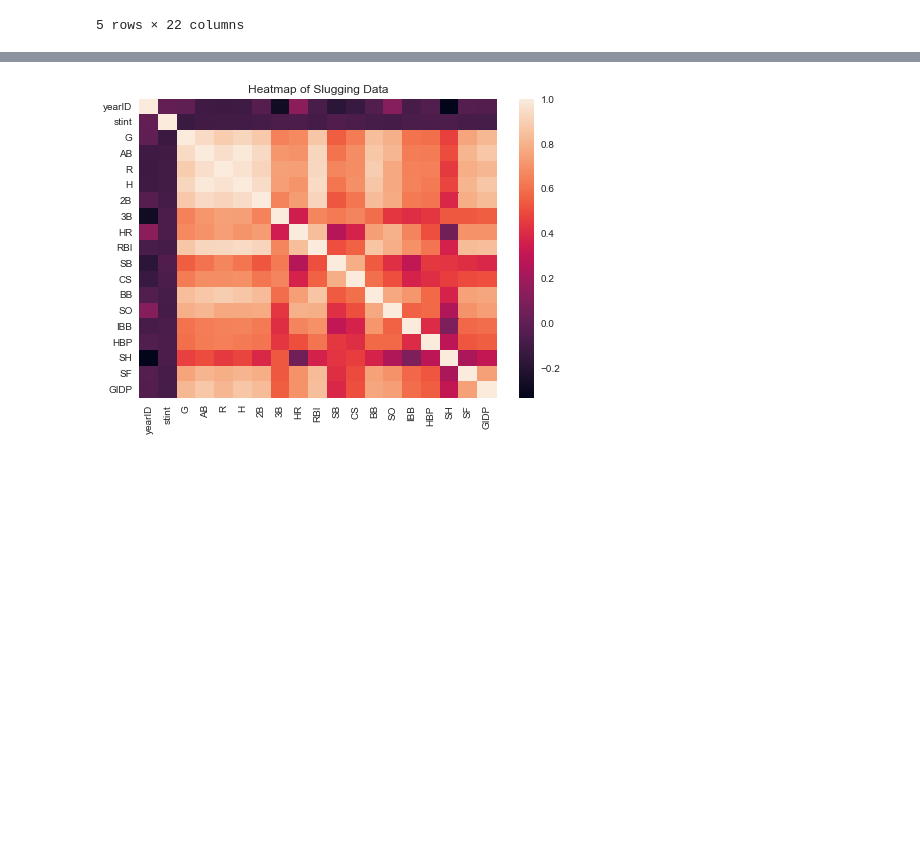
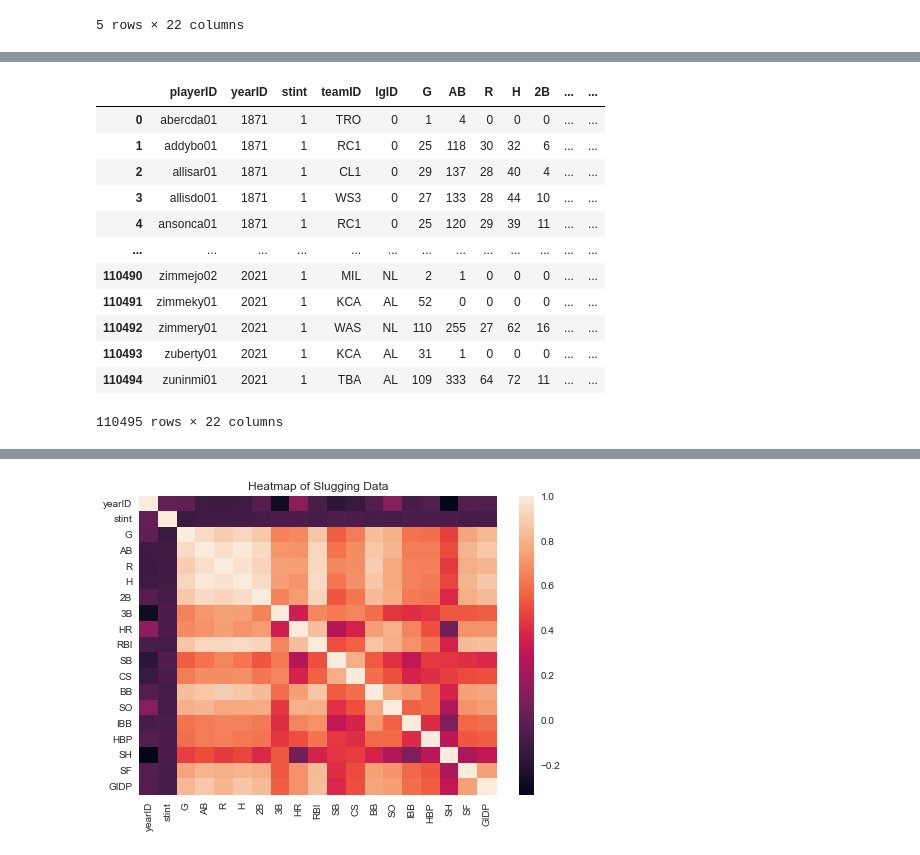
Before and after one commit to matthewjchin/baseballstats, a Jupyter notebook: SluggingDS.ipynb, the cells around one changed output, grey strips where cells are left out. Cells and saved outputs as stored; diff of their text form; code cells hidden in the pictures; blank space fills up the shorter version.

```diff
--- a/SluggingDS.ipynb
+++ b/SluggingDS.ipynb
@@ -67,3 +83,19 @@ slugpct.tail()
+# %%
+slugpct.fillna(0)
+# %% [output]
+|  | playerID | yearID | stint | teamID | lgID | G | AB | R | H | 2B | ... | ... |
+| 0 | abercda01 | 1871 | 1 | TRO | 0 | 1 | 4 | 0 | 0 | 0 | ... | ... |
+| 1 | addybo01 | 1871 | 1 | RC1 | 0 | 25 | 118 | 30 | 32 | 6 | ... | ... |
+| 2 | allisar01 | 1871 | 1 | CL1 | 0 | 29 | 137 | 28 | 40 | 4 | ... | ... |
+| 3 | allisdo01 | 1871 | 1 | WS3 | 0 | 27 | 133 | 28 | 44 | 10 | ... | ... |
+| 4 | ansonca01 | 1871 | 1 | RC1 | 0 | 25 | 120 | 29 | 39 | 11 | ... | ... |
+| ... | ... | ... | ... | ... | ... | ... | ... | ... | ... | ... | ... | ... |
+| 110490 | zimmejo02 | 2021 | 1 | MIL | NL | 2 | 1 | 0 | 0 | 0 | ... | ... |
+| 110491 | zimmeky01 | 2021 | 1 | KCA | AL | 52 | 0 | 0 | 0 | 0 | ... | ... |
+| 110492 | zimmery01 | 2021 | 1 | WAS | NL | 110 | 255 | 27 | 62 | 16 | ... | ... |
+| 110493 | zuberty01 | 2021 | 1 | KCA | AL | 31 | 1 | 0 | 0 | 0 | ... | ... |
+| 110494 | zuninmi01 | 2021 | 1 | TBA | AL | 109 | 333 | 64 | 72 | 11 | ... | ... |
+110495 rows × 22 columns
 # %%
 slugpct.corr()
 # %% [output]
```
Also changed, not shown: parts of 7 cells of this notebook.
